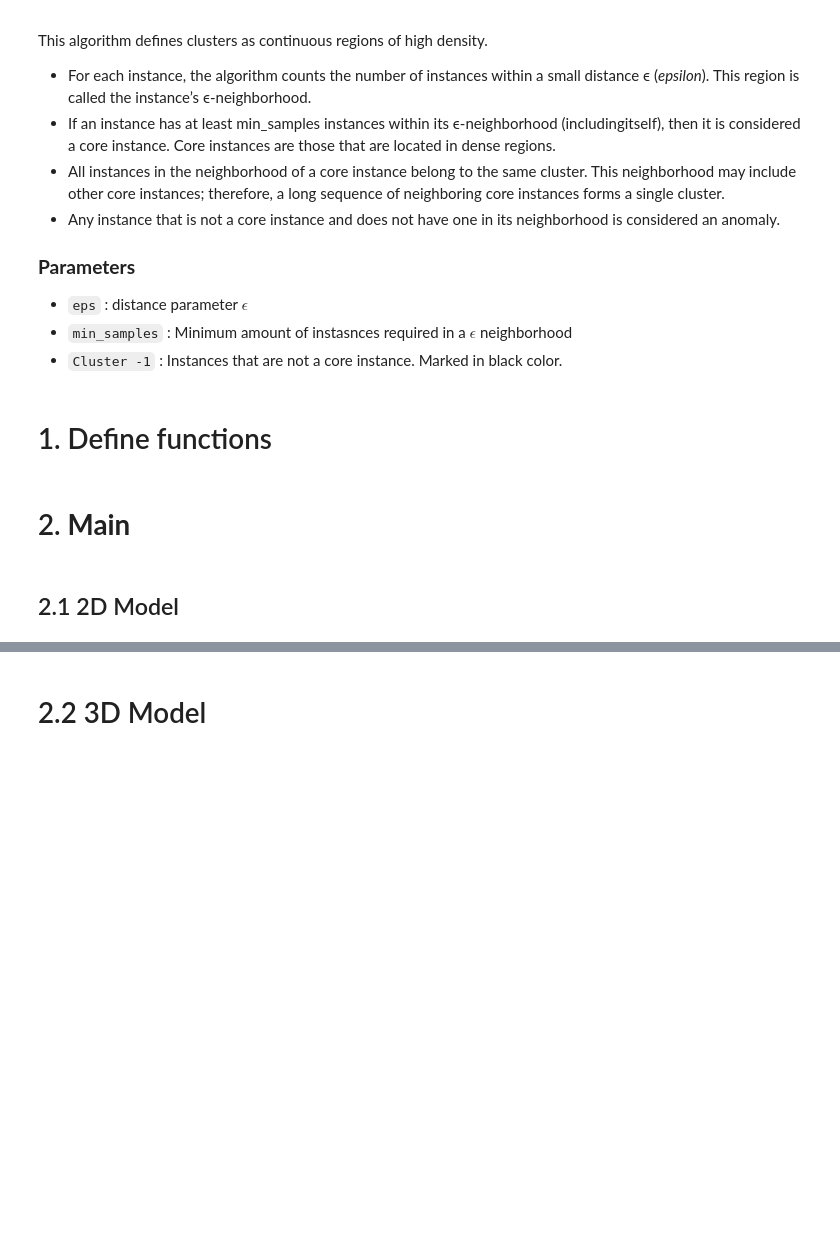
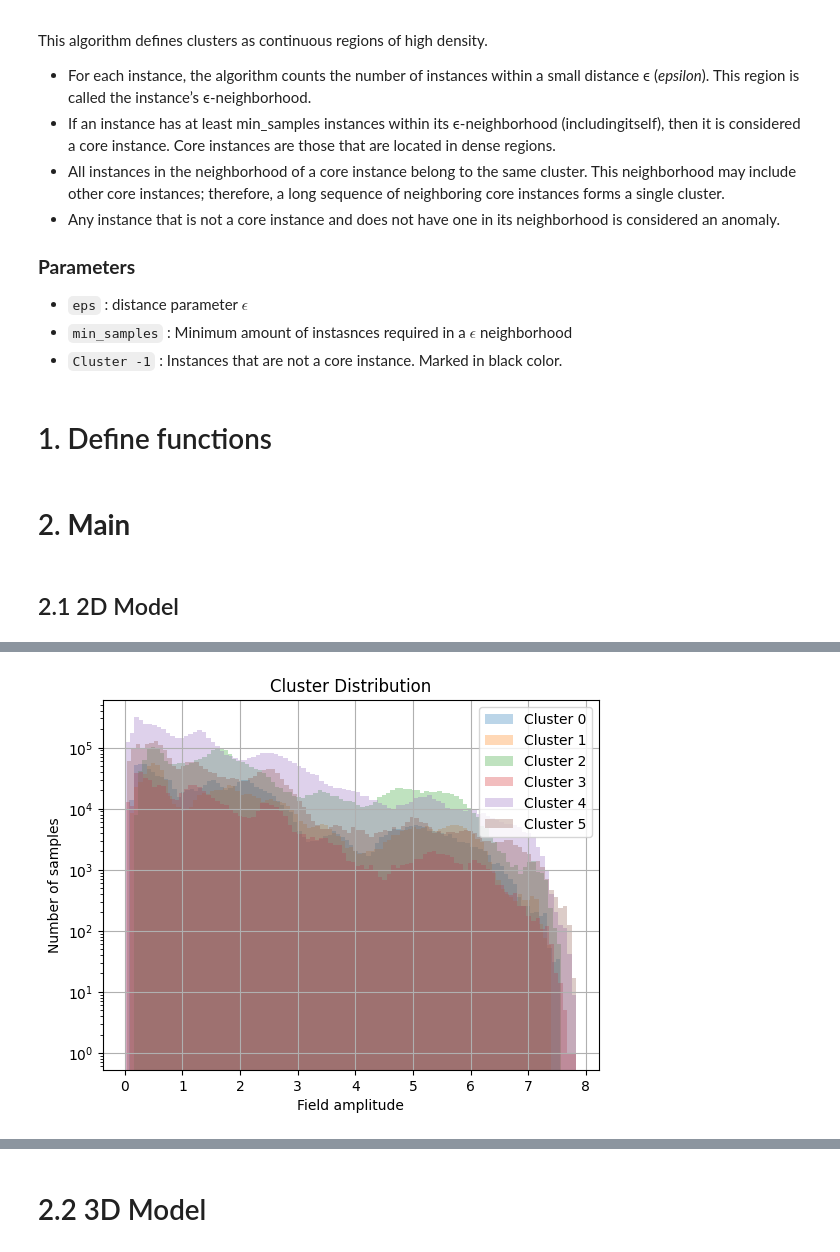
Before and after one commit to khchoi-physik/pbh_simulations, a Jupyter notebook: GRF_v2.ipynb, the cells around one changed output, grey strips where cells are left out. Saved outputs shown, nothing was run; the diff lists cells and outputs as text; code cells hidden in the pictures; blank space fills up the shorter version.

```diff
--- a/GRF_v2.ipynb
+++ b/GRF_v2.ipynb
@@ -299,8 +405,8 @@ def DB_SCAN(fig, eps, min_samples, cutoff_ratio):
     positions = np.argwhere(mask)
 
     # Apply DBSCAN to the position array
-    dbscan = DBSCAN(eps=eps, min_samples=min_samples)  # Neighborhood distance
-    labels = dbscan.fit_predict(positions)  # Minimum number of samples parameter
+    dbscan = DBSCAN(eps=eps, min_samples=min_samples)
+    labels = dbscan.fit_predict(positions)
 
     # Visualization
     plt.figure(figsize=(5, 5))
@@ -351,6 +457,25 @@ def cluster_distances(labels, positions):
                 distances.append((aa,bb, distance))
 
     return distances
+
+def cluster_distribution(labels, positions):
+    unique_labels = set(labels)
+
+    all_cluster_position = {}
+    for ii in unique_labels:
+        cluster_indices = np.where(labels == ii)[0]
+        all_cluster_position[ii+1] = positions[cluster_indices]
+
+    for ii in unique_labels:
+        plt.hist(exprf[all_cluster_position[ii+1]].flatten(), bins = 100, label=f'Cluster {ii}', alpha=0.3)
+        plt.yscale('log')
+        plt.xlabel('Field amplitude')
+        plt.ylabel('Number of samples')
+        plt.title(f'Cluster Distribution')
+        plt.legend(loc='upper right', bbox_to_anchor=(1, 1))
+        plt.grid(True)
+
+    return all_cluster_position
 # %% [markdown]
 # 2. **Main**
 # %%
@@ -395,6 +529,7 @@ plot_grf_2d(exprf, ratio=0.95) # Exponentially distorted field
 # %%
-dbscan_cluster_data, mask, position_array = DB_SCAN(exprf, eps=20, min_samples=5, cutoff_ratio=0.95)
+dbscan_cluster_data, mask, position_array = DB_SCAN(exprf, eps=15, min_samples=20, cutoff_ratio=0.9)
 # eps = radius
 # min_samples = min sample
 cluster_distances(dbscan_cluster_data.labels_, position_array)
+#plt.imshow(mask, cmap='binary')
 # %% [output]
@@ -408,3 +556,7 @@ plt.imshow(mask, cmap='binary')
+# %%
+all_cluster_position = cluster_distribution(dbscan_cluster_data.labels_, position_array )
+# %% [output]
+[figure, added]
 # %%
 # @title Noise samples
 # Plot the white noise grid as a grayscale image
```
Also changed, not shown: parts of 27 cells of this notebook.
